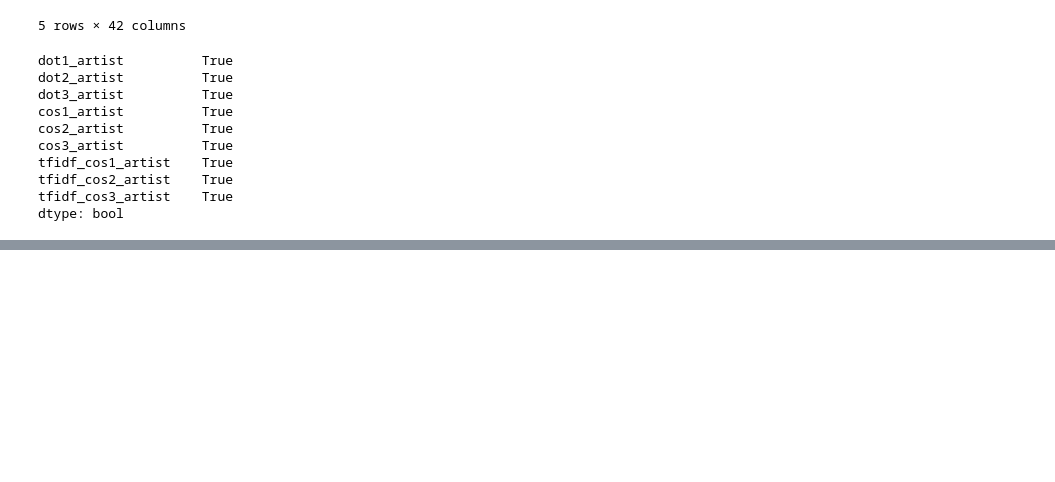
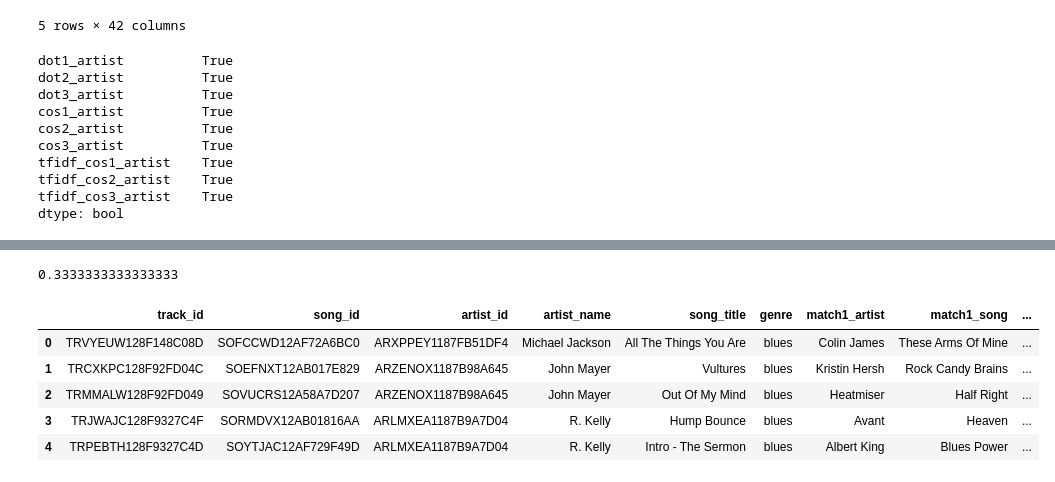
Before and after one commit to ae-phillips/uu_vectors_and_matrices, a Jupyter notebook: Thursday Lab/lab_01.ipynb, the cells around one changed output, grey strips where cells are left out. Saved outputs shown, nothing was run; the diff lists cells and outputs as text; code cells hidden in the pictures; blank space fills up the shorter version.

```diff
--- a/Thursday Lab/lab_01.ipynb
+++ b/Thursday Lab/lab_01.ipynb
@@ -1074,0 +1163,8 @@ selected_genre
+# %%
+# example jaccard function output
+tag_jaccard(
+    songs_tags.loc[9, "clean_tags"],
+    songs_tags.loc[25, "clean_tags"]
+)
+# %% [output]
+0.3333333333333333
@@ -1074,0 +1242,9 @@ selected_genre
+# %%
+tag_tfidf.head()
+# %% [output]
+|  | track_id | song_id | artist_id | artist_name | song_title | genre | match1_artist | match1_song | ... |
+| 0 | TRVYEUW128F148C08D | SOFCCWD12AF72A6BC0 | ARXPPEY1187FB51DF4 | Michael Jackson | All The Things You Are | blues | Colin James | These Arms Of Mine | ... |
+| 1 | TRCXKPC128F92FD04C | SOEFNXT12AB017E829 | ARZENOX1187B98A645 | John Mayer | Vultures | blues | Kristin Hersh | Rock Candy Brains | ... |
+| 2 | TRMMALW128F92FD049 | SOVUCRS12A58A7D207 | ARZENOX1187B98A645 | John Mayer | Out Of My Mind | blues | Heatmiser | Half Right | ... |
+| 3 | TRJWAJC128F9327C4F | SORMDVX12AB01816AA | ARLMXEA1187B9A7D04 | R. Kelly | Hump Bounce | blues | Avant | Heaven | ... |
+| 4 | TRPEBTH128F9327C4D | SOYTJAC12AF729F49D | ARLMXEA1187B9A7D04 | R. Kelly | Intro - The Sermon | blues | Albert King | Blues Power | ... |
```
Also changed, not shown: parts of 14 cells of this notebook.
